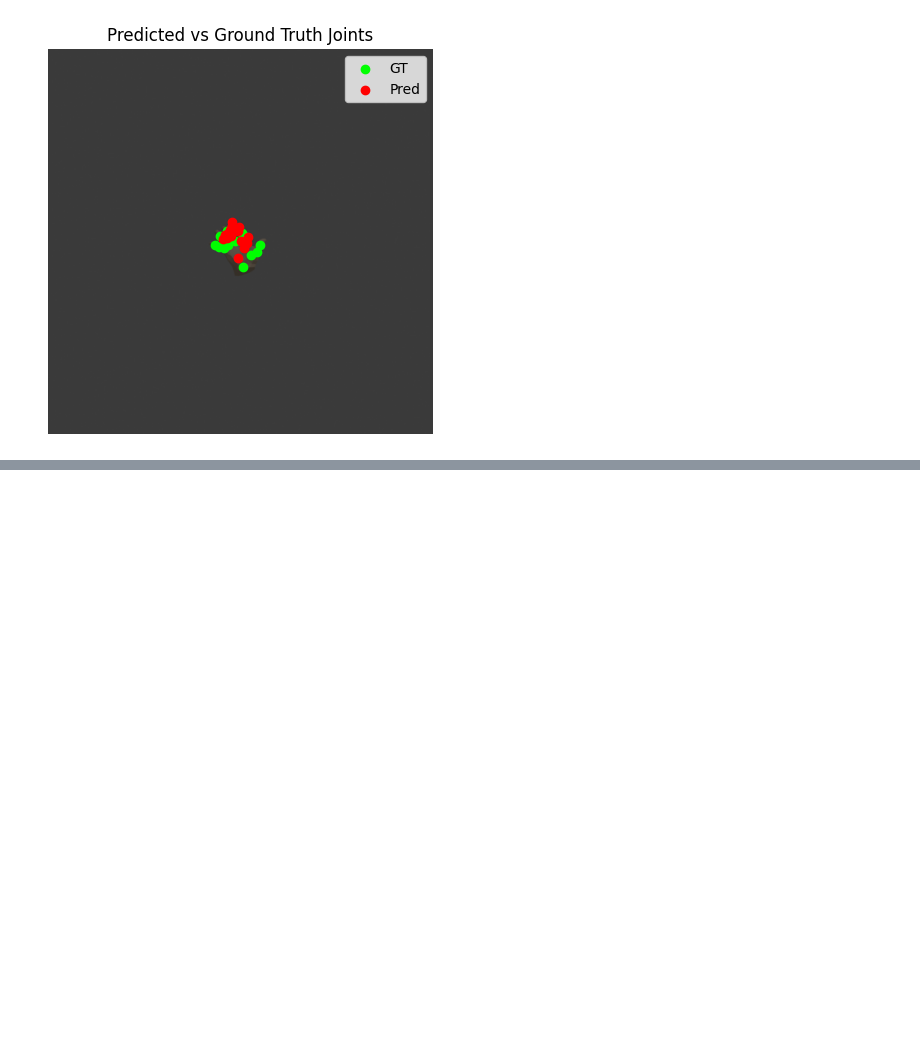
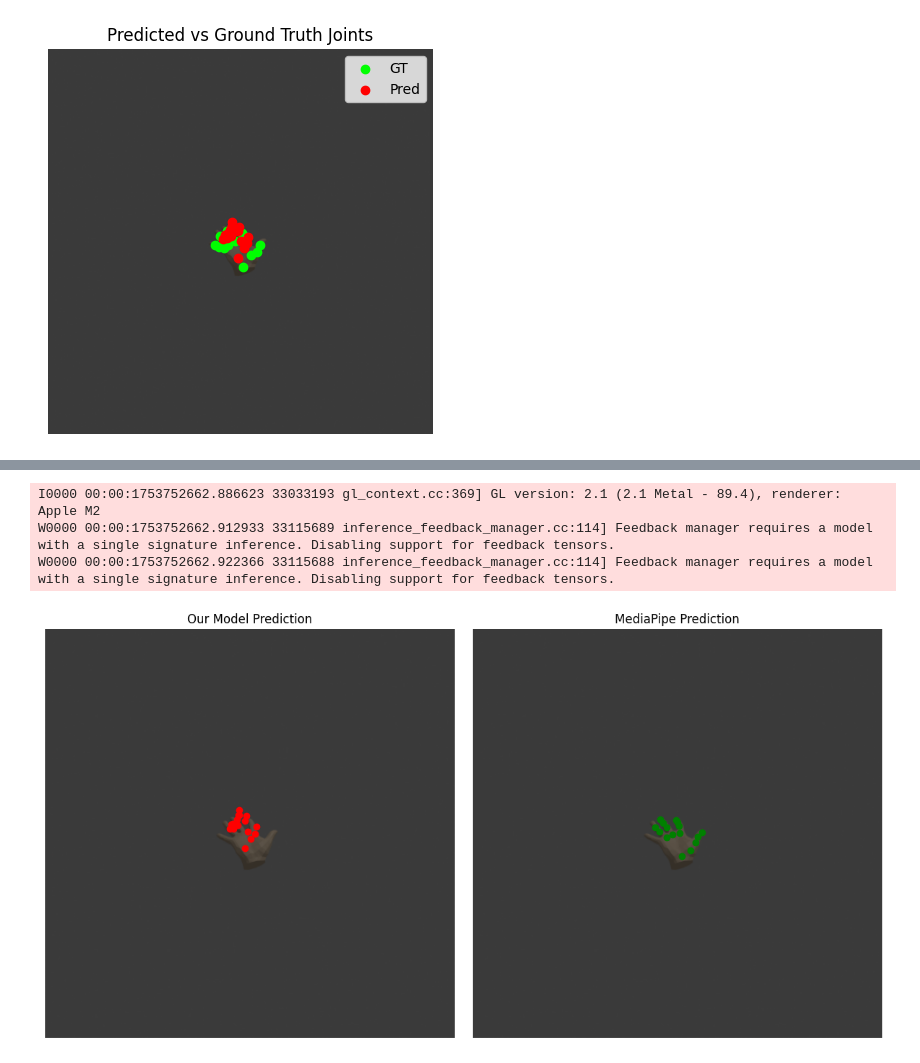
Before and after one commit to AidanZhong/HandGestureRecog, a Jupyter notebook: scripts/feature_extraction/hand_pose_estimator/hand_pose_estimator.ipynb, the cells around one changed output, grey strips where cells are left out. Drawn from its saved outputs; the diff is of its cells as text; code cells hidden in the pictures; blank space fills up the shorter version.

```diff
--- a/scripts/feature_extraction/hand_pose_estimator/hand_pose_estimator.ipynb
+++ b/scripts/feature_extraction/hand_pose_estimator/hand_pose_estimator.ipynb
@@ -159,0 +246,7 @@ plt.show()
+# %%
+compare_predictions('../../../scripts/auto_generator/ply2obj2img/01_01r.png', model, device)
+# %% [output]
+I0000 00:00:1753752662.886623 33033193 gl_context.cc:369] GL version: 2.1 (2.1 Metal - 89.4), renderer: Apple M2
+W0000 00:00:1753752662.912933 33115689 inference_feedback_manager.cc:114] Feedback manager requires a model with a single signature inference. Disabling support for feedback tensors.
+W0000 00:00:1753752662.922366 33115688 inference_feedback_manager.cc:114] Feedback manager requires a model with a single signature inference. Disabling support for feedback tensors.
+[figure, added]
```
Also changed, not shown: parts of 6 cells of this notebook.
